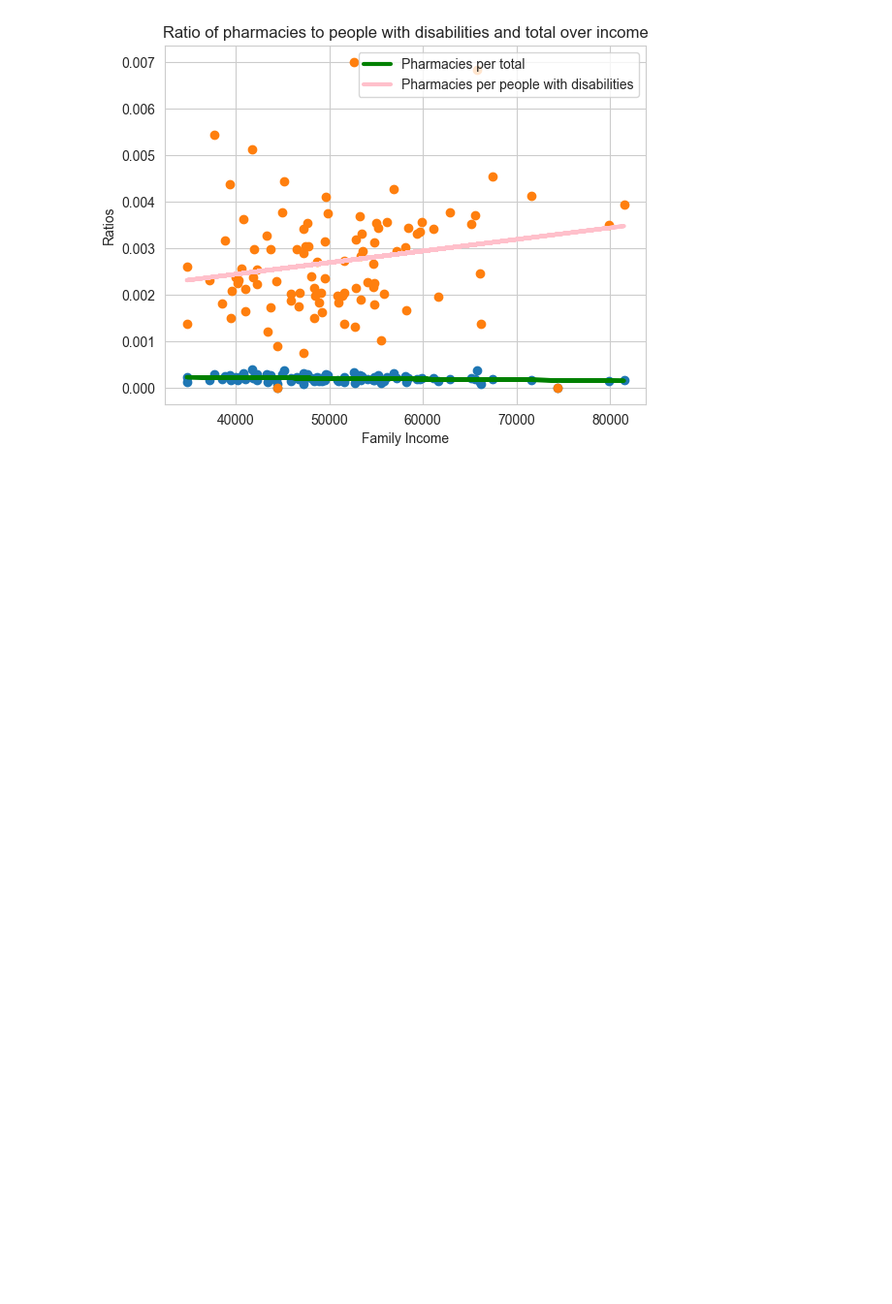
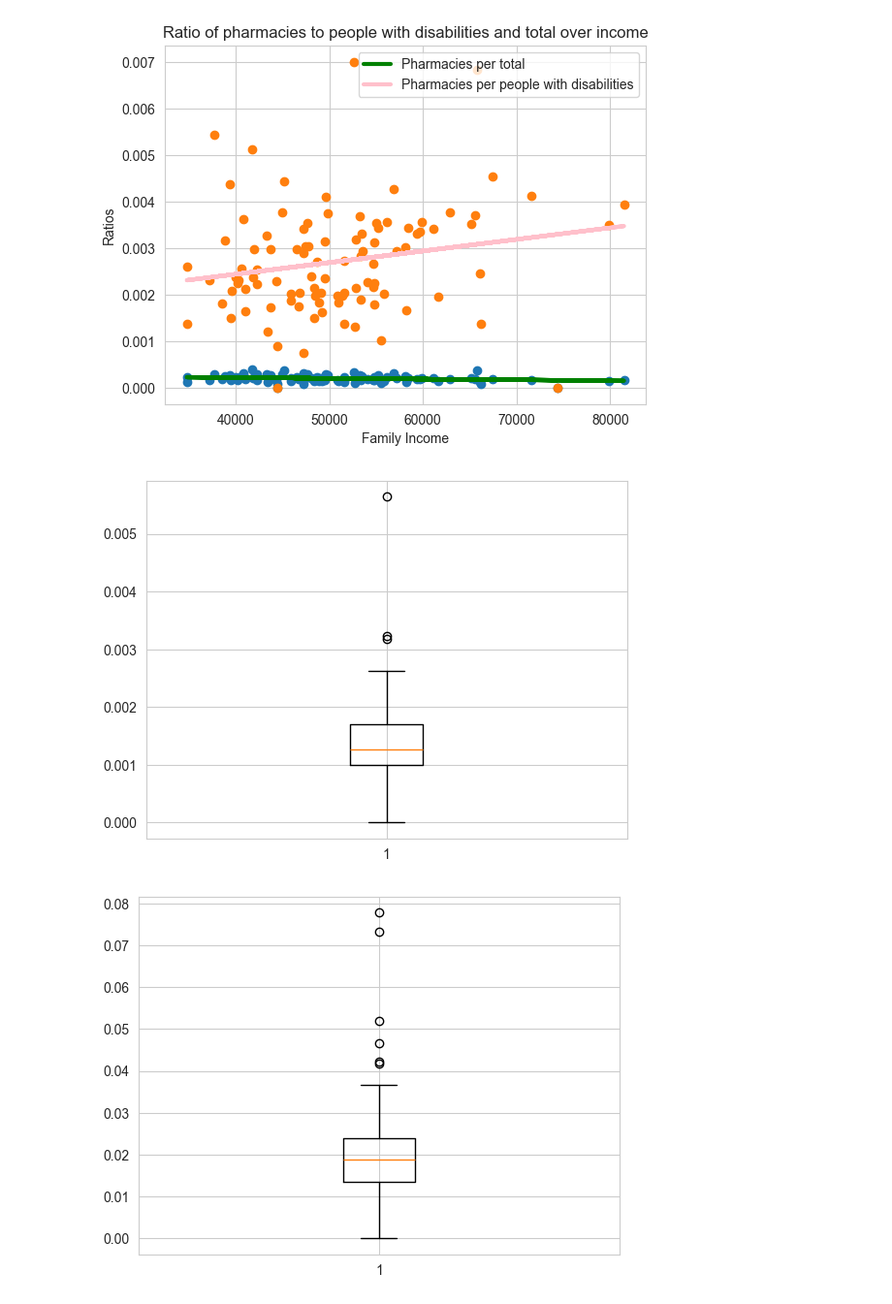
Before and after one commit to 2Ahmad5/TriCoMM, a Jupyter notebook: Data.ipynb, the cells around one changed output. Shown at 97% size. Saved outputs shown, nothing was run; the diff lists cells and outputs as text; code cells hidden in the pictures; blank space fills up the shorter version.

Commit message:
Added box and whisker plots to highlight outliers

```diff
--- a/Data.ipynb
+++ b/Data.ipynb
@@ -147,3 +147,12 @@ plt.legend()
 # %% [output]
 <matplotlib.legend.Legend at 0x...>
 [figure]
+# %%
+all = [pov, wom, ra, dis, inc]
+labels = ["People in poverty", "Women who gave birth last 12 months", "People of color", "People with disabilities", "Total people per county"]
+for i in range(len(all)):
+    plt.boxplot(all[i], labels=[labels[i]])
+    plt.show()
+# %% [output]
+[figure, added]
+[figure, added]
```
Also changed, not shown: parts of 1 cell of this notebook.
